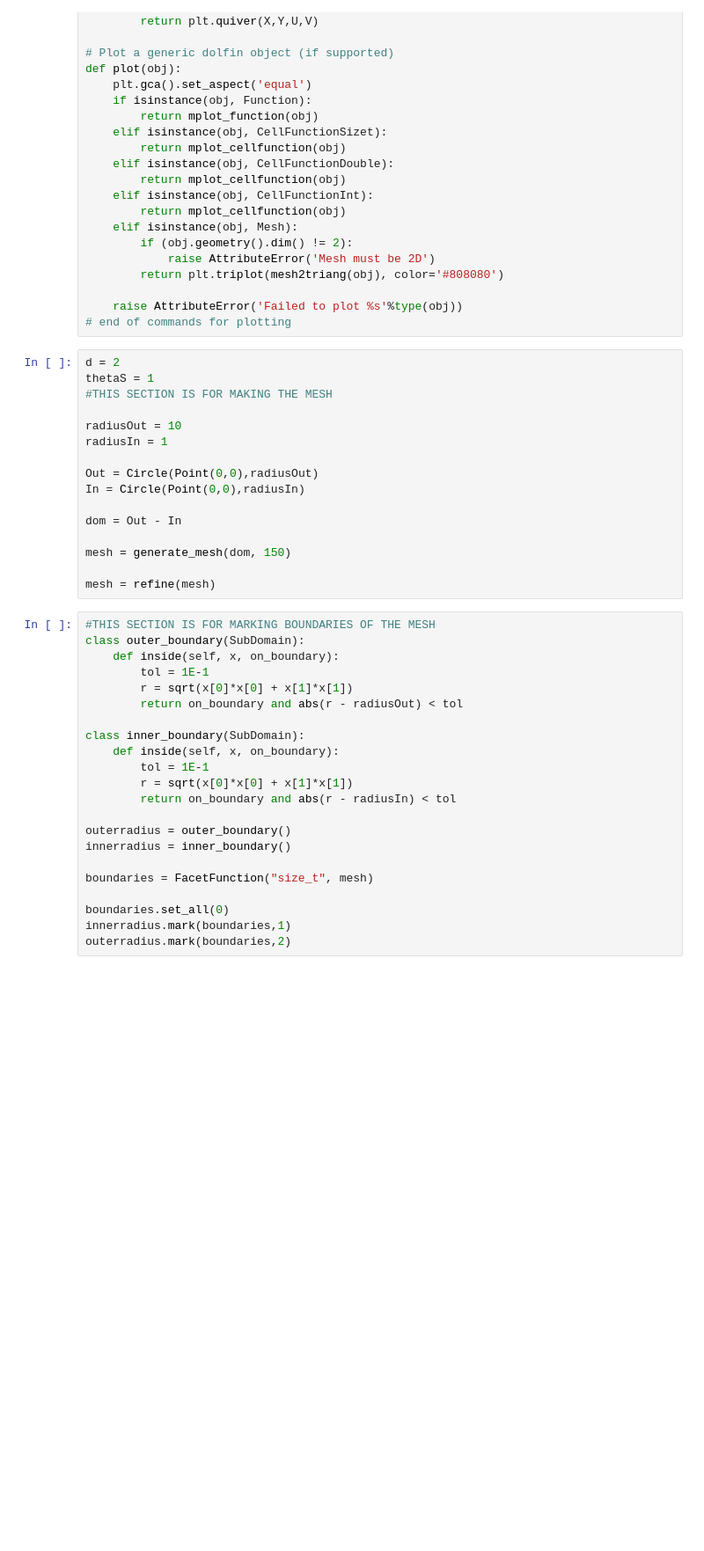
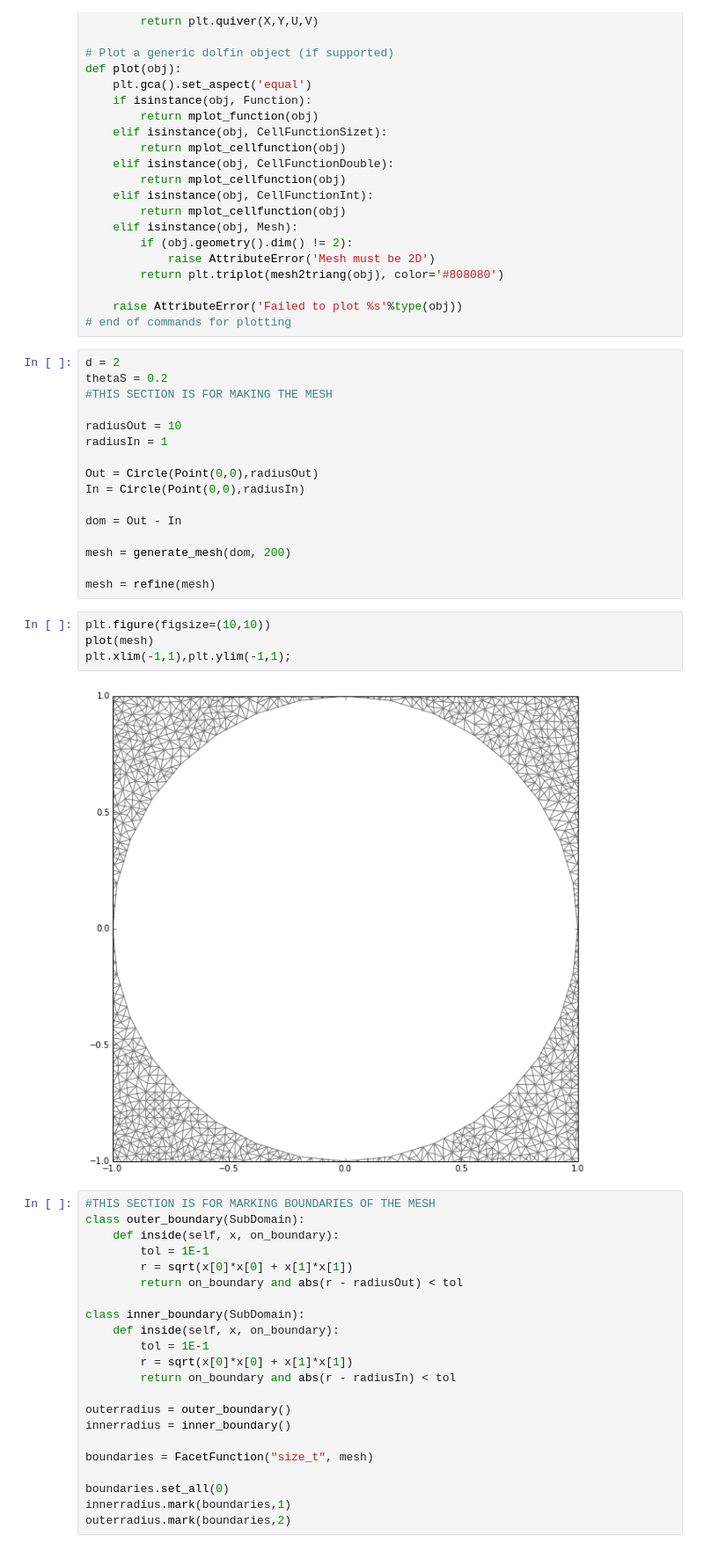
Before and after one commit to brettavedisian/Liquid-Crystals, a Jupyter notebook: SingleCylEfieldNewMesh.ipynb, the cells around one changed output. Shown: that part at 88% size. Drawn from its saved outputs; the diff is of its cells as text; blank space fills up the shorter version.

```diff
--- a/SingleCylEfieldNewMesh.ipynb
+++ b/SingleCylEfieldNewMesh.ipynb
@@ -66,7 +66,7 @@ def plot(obj):
 # end of commands for plotting
 # %%
 d = 2
-thetaS = 1
+thetaS = 0.2
 #THIS SECTION IS FOR MAKING THE MESH
 
 radiusOut = 10
@@ -77,9 +77,15 @@ In = Circle(Point(0,0),radiusIn)
 
 dom = Out - In
 
-mesh = generate_mesh(dom, 150)
+mesh = generate_mesh(dom, 200)
 
 mesh = refine(mesh)
+# %%
+plt.figure(figsize=(10,10))
+plot(mesh)
+plt.xlim(-1,1),plt.ylim(-1,1);
+# %% [output]
+[figure, added]
 # %%
 #THIS SECTION IS FOR MARKING BOUNDARIES OF THE MESH
 class outer_boundary(SubDomain):
```
Also changed, not shown: parts of 2 cells of this notebook.
